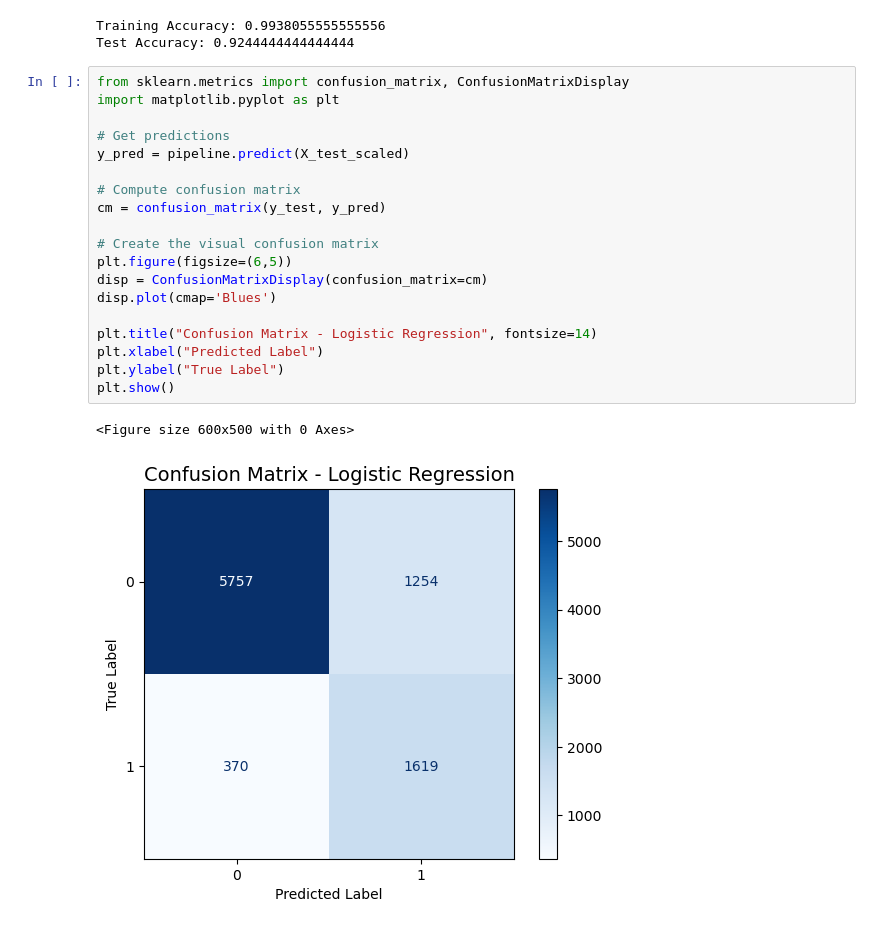
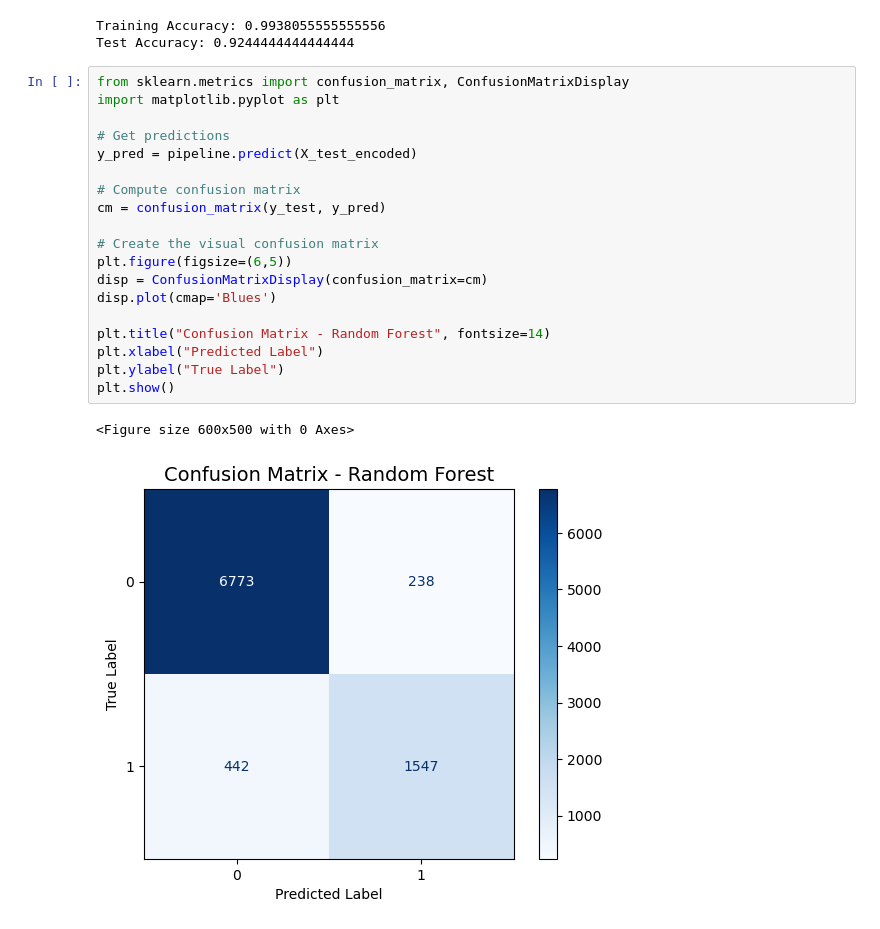
Before and after one commit to samstrc/AppliedML_FinalProj, a Jupyter notebook: loan_approval.ipynb, the cells around one changed output. Cells and saved outputs as stored; diff of their text form.

```diff
--- a/loan_approval.ipynb
+++ b/loan_approval.ipynb
@@ -543,22 +613,22 @@ Test Accuracy: 0.9244444444444444
 # %%
 from sklearn.metrics import confusion_matrix, ConfusionMatrixDisplay
 import matplotlib.pyplot as plt
 
 # Get predictions
-y_pred = pipeline.predict(X_test_scaled)
+y_pred = pipeline.predict(X_test_encoded)
 
 # Compute confusion matrix
 cm = confusion_matrix(y_test, y_pred)
 
 # Create the visual confusion matrix
 plt.figure(figsize=(6,5))
 disp = ConfusionMatrixDisplay(confusion_matrix=cm)
 disp.plot(cmap='Blues')
 
-plt.title("Confusion Matrix - Logistic Regression", fontsize=14)
+plt.title("Confusion Matrix - Random Forest", fontsize=14)
 plt.xlabel("Predicted Label")
 plt.ylabel("True Label")
 plt.show()
 # %% [output]
 <Figure size 600x500 with 0 Axes>
-[figure, old version]
+[figure, new version]
```
Also changed, not shown: parts of 11 cells of this notebook.
